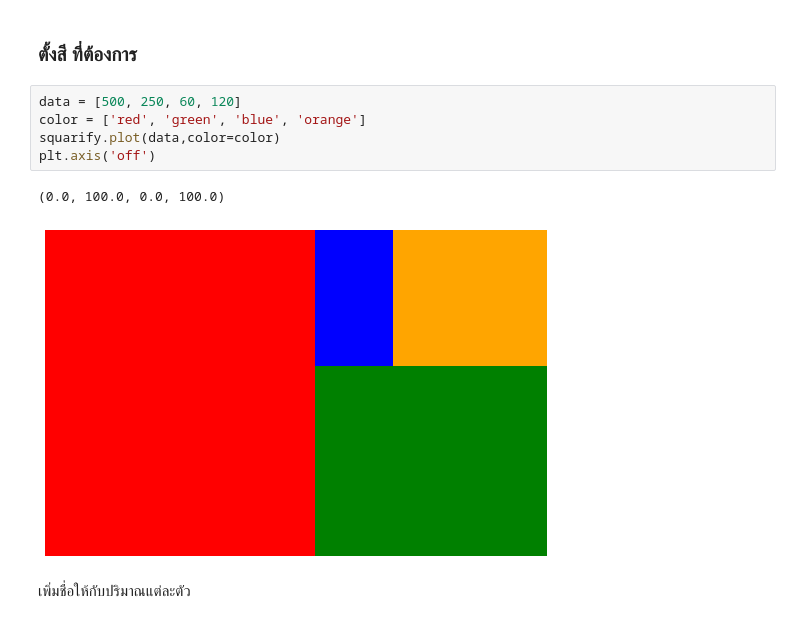
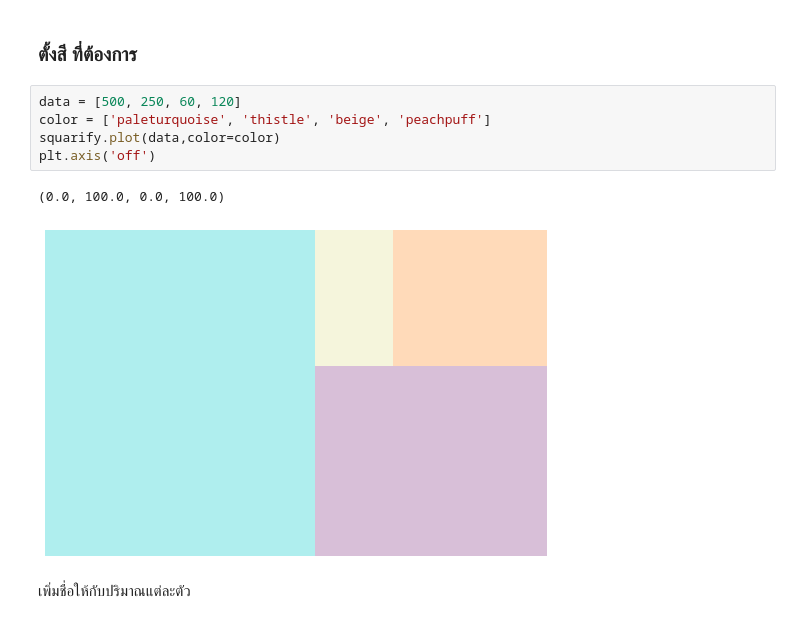
Before and after one commit to sucheerarighthere/BasicProg_DataViz65, a Jupyter notebook: DataViz04_Data_Comparison.ipynb, the cells around one changed output. Cells and saved outputs as stored; diff of their text form.

```diff
--- a/DataViz04_Data_Comparison.ipynb
+++ b/DataViz04_Data_Comparison.ipynb
@@ -435,11 +514,11 @@ plt.axis('off')
 ### ตั้งสี ที่ต้องการ
 # %%
 data = [500, 250, 60, 120]
-color = ['red', 'green', 'blue', 'orange']
+color = ['paleturquoise', 'thistle', 'beige', 'peachpuff']
 squarify.plot(data,color=color)
 plt.axis('off')
 # %% [output]
 (0.0, 100.0, 0.0, 100.0)
-[figure, old version]
+[figure, new version]
 # %% [markdown]
 เพิ่มชื่อให้กับปริมาณแต่ละตัว
```
Also changed, not shown: parts of 54 cells of this notebook.
